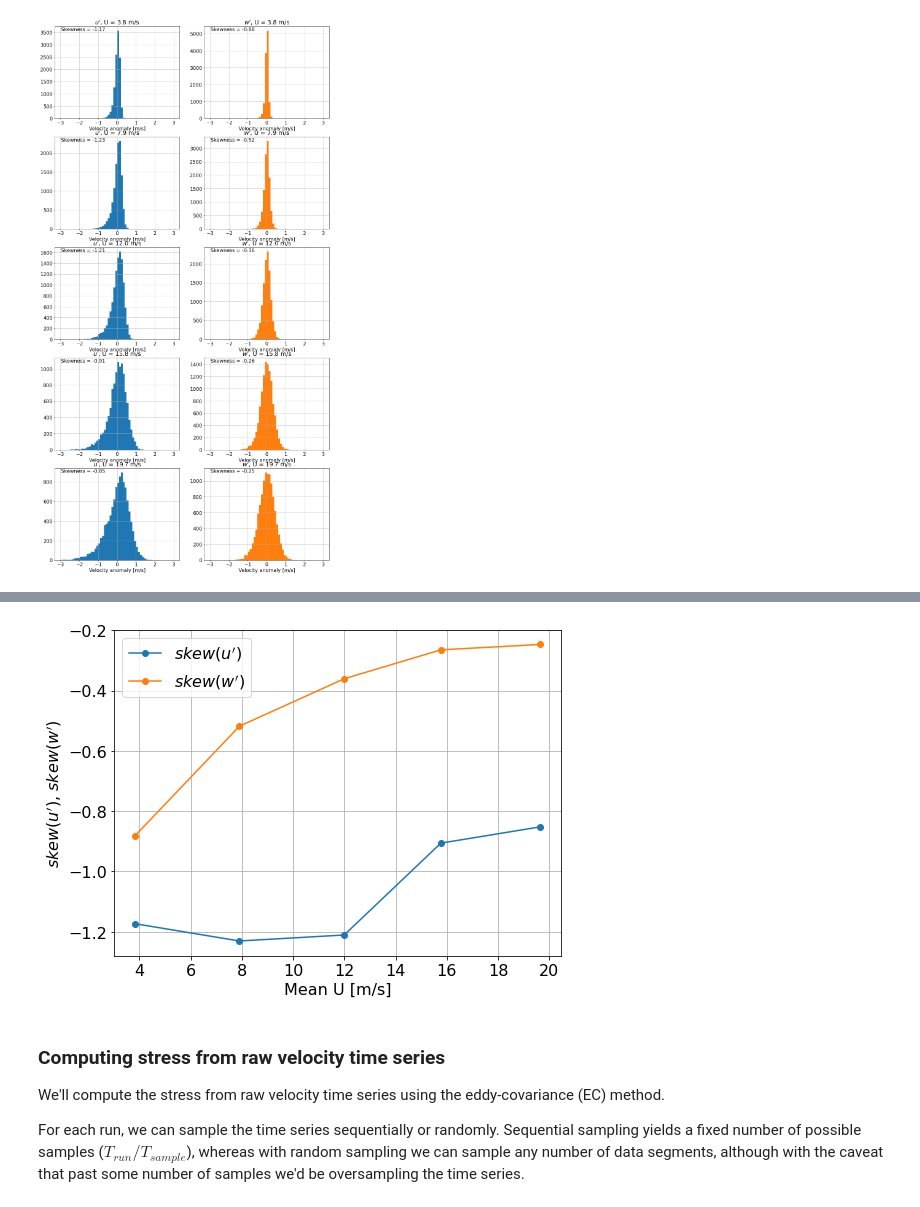
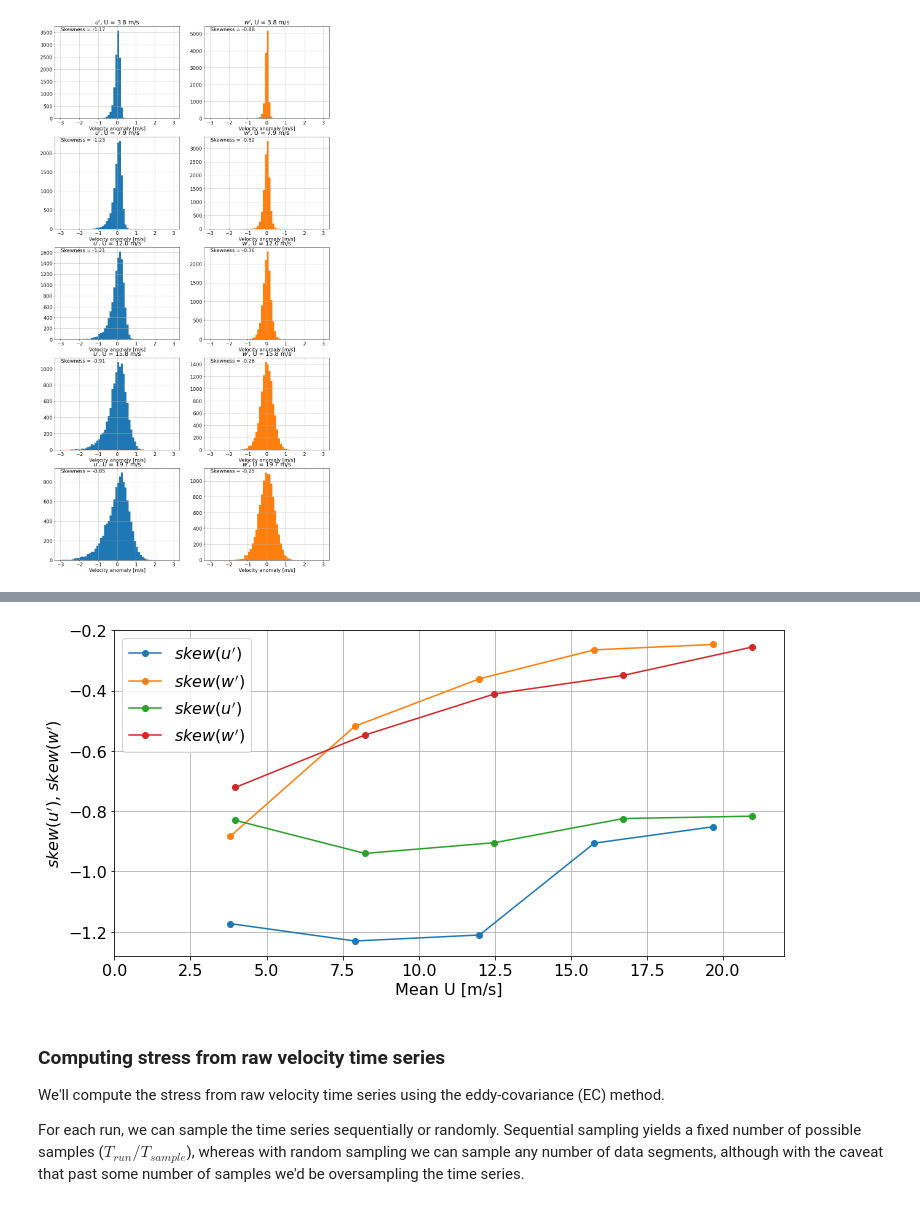
Before and after one commit to sustain-lab/sustain-drag-2020, a Jupyter notebook: tjf-stress.ipynb, the cells around one changed output, grey strips where cells are left out. Saved outputs shown, nothing was run; the diff lists cells and outputs as text; code cells hidden in the pictures.

Commit message:
compare skewness between two IRGASONs

```diff
--- a/tjf-stress.ipynb
+++ b/tjf-stress.ipynb
@@ -280,0 +319,30 @@ for n, fan_speed in enumerate(fan):
+# %%
+U2, skewu2, skeww2 = [], [], []
+
+fig = plt.figure(figsize=(16, 32))
+for n, fan_speed in enumerate(fan):
+    if n == 0:
+        continue
+    t0 = n * run_seconds + offset
+    t1 = t0 + run_seconds - offset
+    mask = (ds.time >= t0) & (ds.time < t1)
+    time = ds.time[mask]
+    u, v, w = np.array(ds.u2)[mask], np.array(ds.v2)[mask], np.array(ds.w2[mask])
+    u = np.sqrt(u**2 + v**2) # horizontal velocity
+    angle = np.arctan2(np.nanmean(w), np.nanmean(u))
+    u, w = rotate(u, w, angle)
+    U2.append(np.mean(u))
+    up, wp = detrend(u), detrend(w)
+    skewu2.append(skew(up))
+    skeww2.append(skew(wp))
+    ax1 = plt.subplot2grid((5, 2), (n-1, 0))
+    ax2 = plt.subplot2grid((5, 2), (n-1, 1))
+    ax1.hist(up, bins=np.arange(-3, 3.1, 0.1), color='tab:blue')
+    ax2.hist(wp, bins=np.arange(-3, 3.1, 0.1), color='tab:orange')
+    ax1.set_title(r"$u'$, U = %.1f m/s" % U2[n-1])
+    ax2.set_title(r"$w'$, U = %.1f m/s" % U2[n-1])
+    ax1.text(0.05, 0.95, 'Skewness = %.2f' % skew(up), transform=ax1.transAxes)
+    ax2.text(0.05, 0.95, 'Skewness = %.2f' % skew(wp), transform=ax2.transAxes)
+    for ax in [ax1, ax2]:
+        ax.grid()
+        ax.set_xlabel('Velocity anomaly [m/s]')
@@ -281,13 +351,16 @@ for n, fan_speed in enumerate(fan):
 # %%
-plt.figure(figsize=(8, 6))
-plt.plot(U, skewu, marker='o', label=r"$skew(u')$")
-plt.plot(U, skeww, marker='o', label=r"$skew(w')$")
+plt.figure(figsize=(12, 6))
+plt.plot(U1, skewu1, marker='o', label=r"$skew(u')$")
+plt.plot(U1, skeww1, marker='o', label=r"$skew(w')$")
+plt.plot(U2, skewu2, marker='o', label=r"$skew(u')$")
+plt.plot(U2, skeww2, marker='o', label=r"$skew(w')$")
 plt.legend()
 plt.xlabel('Mean U [m/s]')
 plt.ylabel(r"$skew(u')$, $skew(w')$")
+plt.xlim(0, 22)
 plt.grid()
 # %% [output]
-[figure, old version]
+[figure, new version]
 # %% [markdown]
 ### Computing stress from raw velocity time series
 
```
Also changed, not shown: parts of 14 cells of this notebook, 1 other file.
